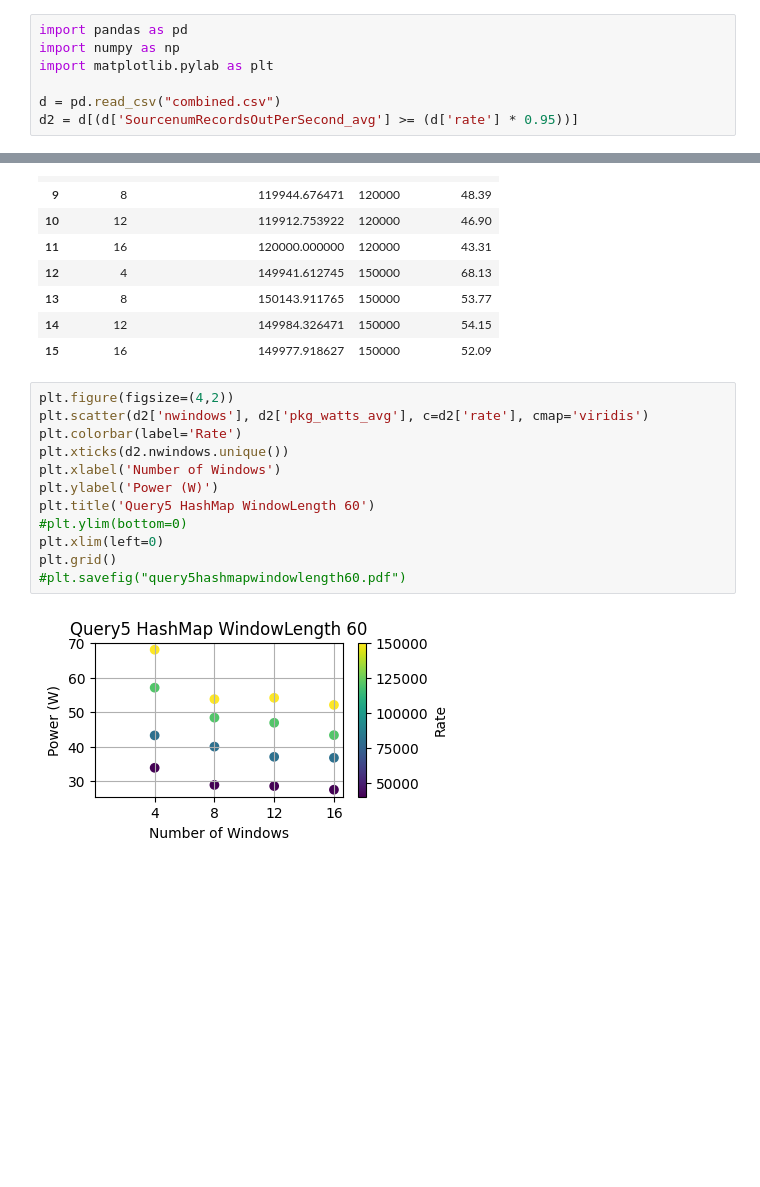
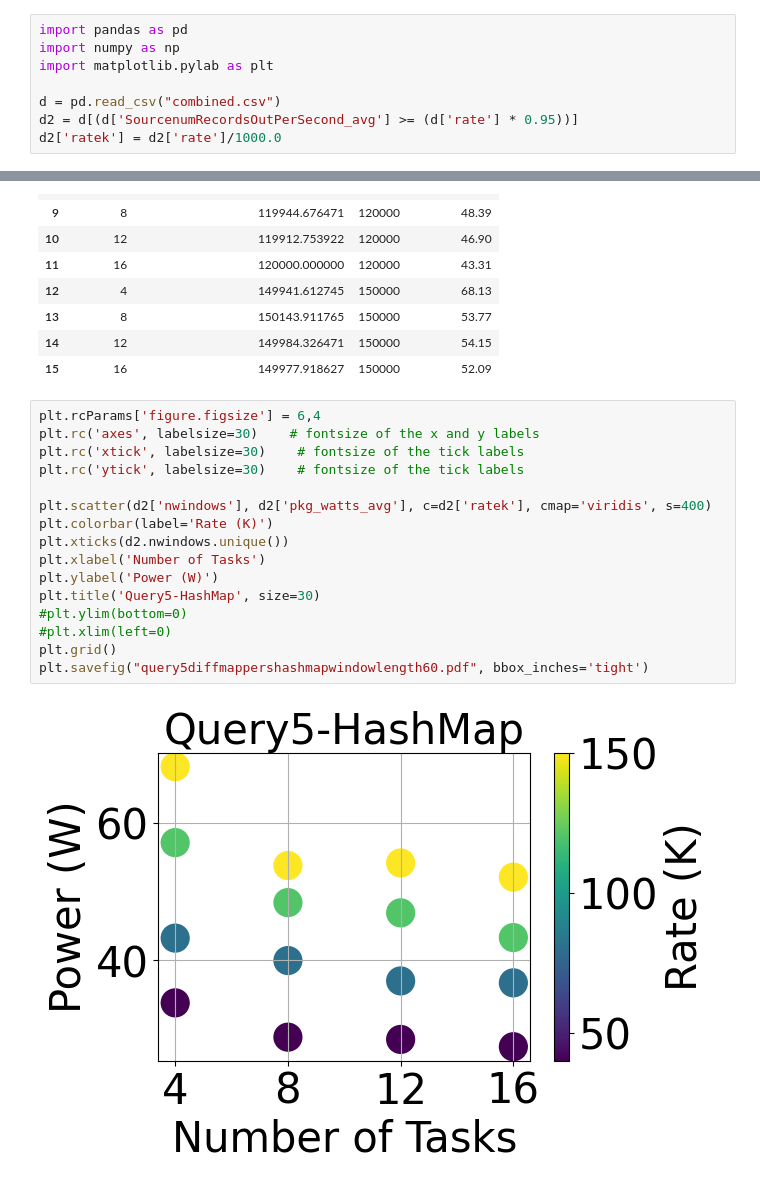
Before and after one commit to EEStrmCmptng/dataset, a Jupyter notebook: micro/query5/different_mappers_experiment/hashmap/windowlength60/graph.ipynb, the cells around one changed output, grey strips where cells are left out. Saved outputs shown, nothing was run; the diff lists cells and outputs as text; blank space fills up the shorter version.

```diff
--- a/micro/query5/different_mappers_experiment/hashmap/windowlength60/graph.ipynb
+++ b/micro/query5/different_mappers_experiment/hashmap/windowlength60/graph.ipynb
@@ -5,6 +5,7 @@ import matplotlib.pylab as plt
 
 d = pd.read_csv("combined.csv")
 d2 = d[(d['SourcenumRecordsOutPerSecond_avg'] >= (d['rate'] * 0.95))]
+d2['ratek'] = d2['rate']/1000.0
 # %%
 d2[['nwindows', 'SourcenumRecordsOutPerSecond_avg', 'rate', 'pkg_watts_avg']]
 # %% [output]
@@ -26,16 +27,20 @@ d2[['nwindows', 'SourcenumRecordsOutPerSecond_avg', 'rate', 'pkg_watts_avg']]
 | 14 | 12 | 149984.326471 | 150000 | 54.15 |
 | 15 | 16 | 149977.918627 | 150000 | 52.09 |
 # %%
-plt.figure(figsize=(4,2))
-plt.scatter(d2['nwindows'], d2['pkg_watts_avg'], c=d2['rate'], cmap='viridis')
-plt.colorbar(label='Rate')
+plt.rcParams['figure.figsize'] = 6,4
+plt.rc('axes', labelsize=30)    # fontsize of the x and y labels
+plt.rc('xtick', labelsize=30)    # fontsize of the tick labels
+plt.rc('ytick', labelsize=30)    # fontsize of the tick labels
+
+plt.scatter(d2['nwindows'], d2['pkg_watts_avg'], c=d2['ratek'], cmap='viridis', s=400)
+plt.colorbar(label='Rate (K)')
 plt.xticks(d2.nwindows.unique())
-plt.xlabel('Number of Windows')
+plt.xlabel('Number of Tasks')
 plt.ylabel('Power (W)')
-plt.title('Query5 HashMap WindowLength 60')
+plt.title('Query5-HashMap', size=30)
 #plt.ylim(bottom=0)
-plt.xlim(left=0)
+#plt.xlim(left=0)
 plt.grid()
-#plt.savefig("query5hashmapwindowlength60.pdf")
+plt.savefig("query5diffmappershashmapwindowlength60.pdf", bbox_inches='tight')
 # %% [output]
-[figure, old version]
+[figure, new version]
```
Also changed, not shown: 3 other files.
